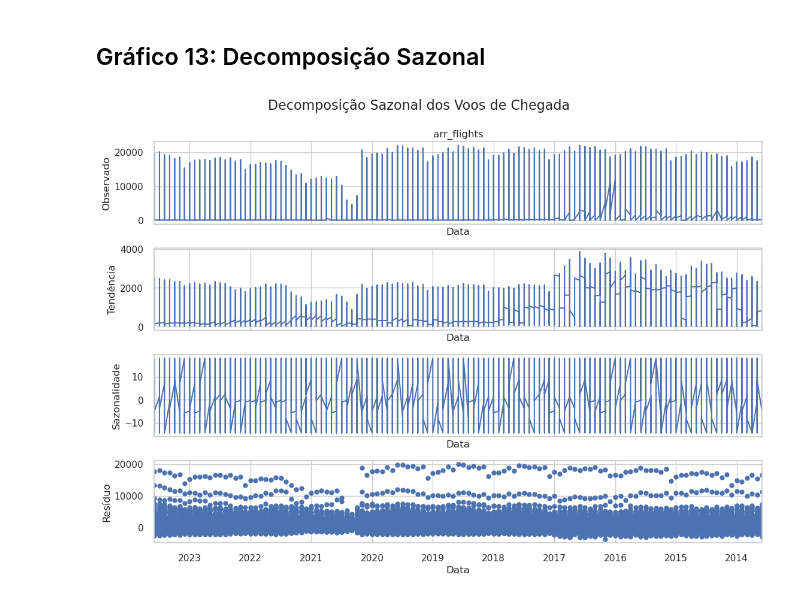
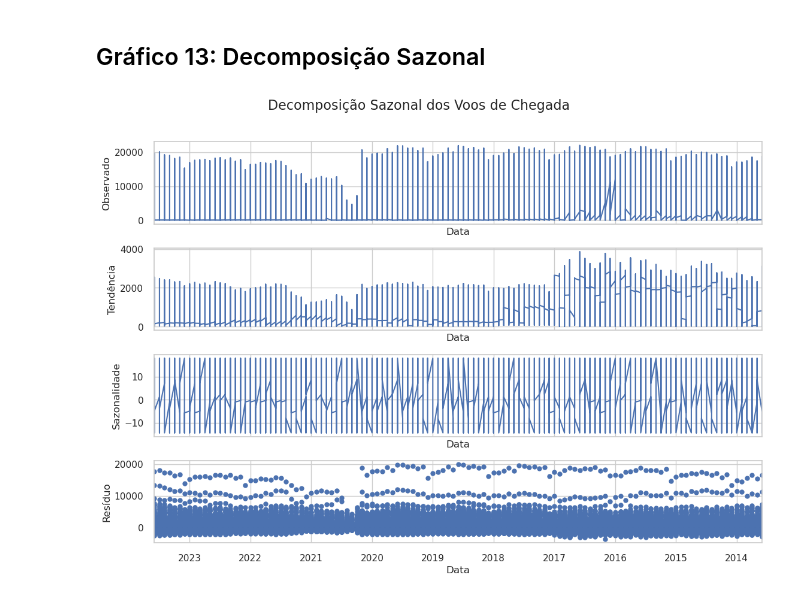
Before and after one commit to FelipeFreire-gf/SBD2-Austin-Airbnb, a Jupyter notebook: Data Layer/raw/analytics.ipynb, the cells around one changed output. Cells and saved outputs as stored; diff of their text form; code cells hidden in the pictures.

```diff
--- a/Data Layer/raw/analytics.ipynb
+++ b/Data Layer/raw/analytics.ipynb
@@ -266,22 +266,26 @@ plt.show()
 # %%
 df_temp = df.copy()
 df_temp = df_temp.set_index('date')
 df_temp['arr_flights'] = df_temp['arr_flights'].fillna(df_temp['arr_flights'].median())
 
 result = seasonal_decompose(df_temp['arr_flights'], model='additive', period=12)
 fig = result.plot()
 fig.set_size_inches(12, 8)
 fig.suptitle('Decomposição Sazonal dos Voos de Chegada', fontsize=16, y=1.02)
 
 axes = fig.get_axes()
 axes[0].set_ylabel('Observado')
+axes[0].set_title('')
 axes[1].set_ylabel('Tendência')
+axes[1].set_title('')
 axes[2].set_ylabel('Sazonalidade')
+axes[2].set_title('')
 axes[3].set_ylabel('Resíduo')
+axes[3].set_title('')
 
 for ax in axes:
     ax.set_xlabel('Data')
 
 plt.show()
 # %% [output]
-[figure, old version]
+[figure, new version]
```
Also changed, not shown: 1 other file.
